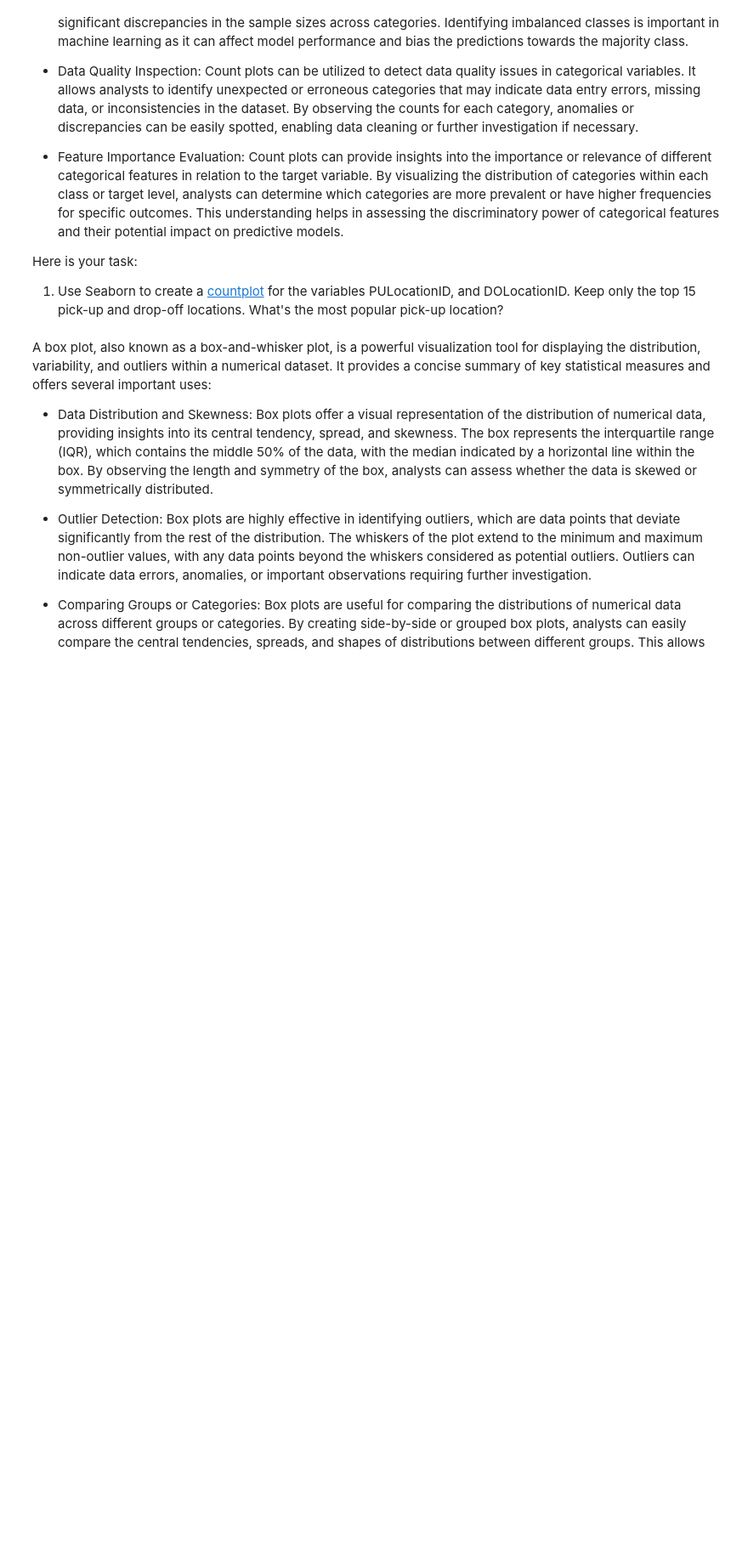
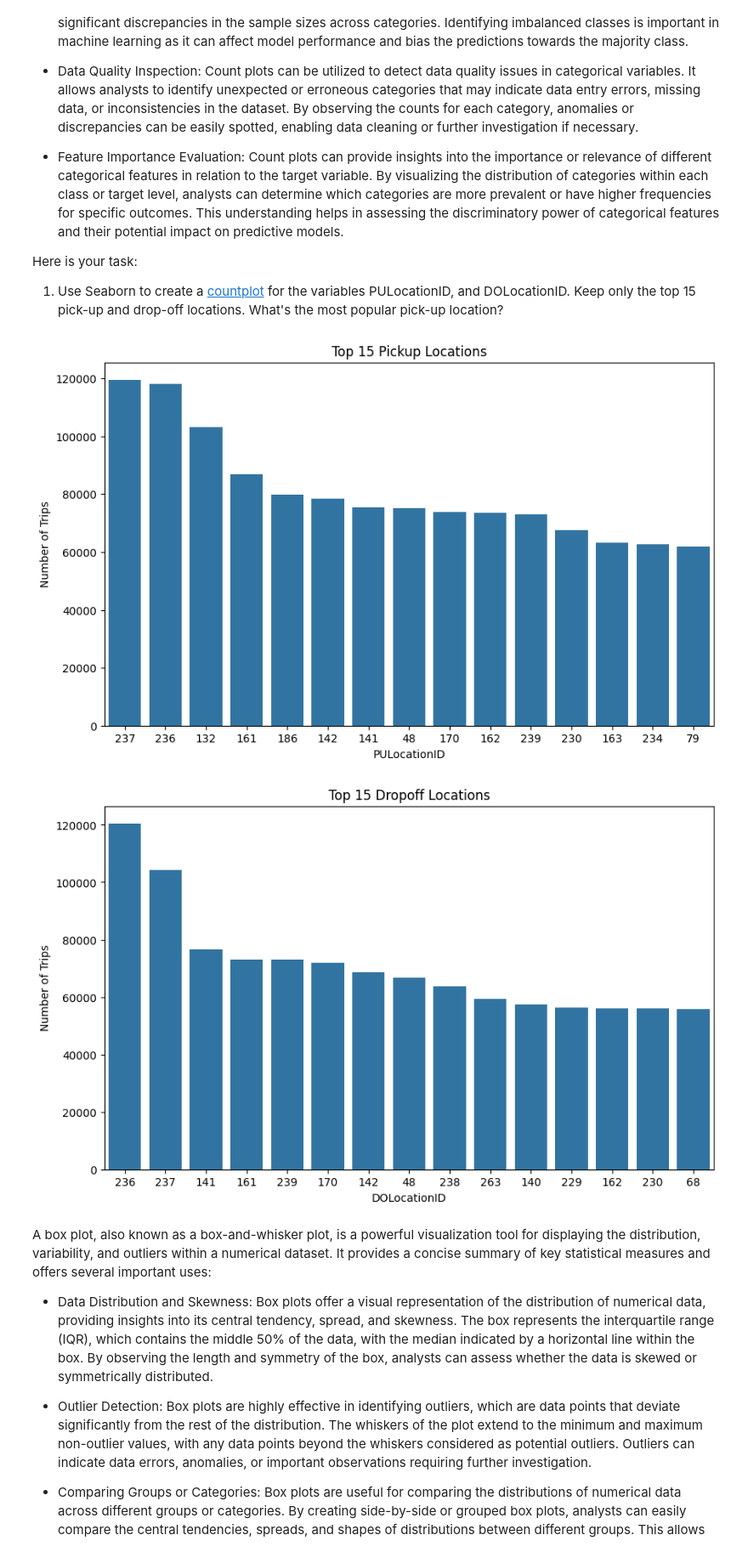
Before and after one commit to jerry-phillips/SpringBoard, a Jupyter notebook: Student_MLE_MiniProject_EDA.ipynb, the cells around one changed output. Shown at 85% size. Cells and saved outputs as stored; diff of their text form; code cells hidden in the pictures; blank space fills up the shorter version.

```diff
--- a/Student_MLE_MiniProject_EDA.ipynb
+++ b/Student_MLE_MiniProject_EDA.ipynb
@@ -192,3 +190,36 @@ Here is your task:
+# %%
+# Create a Seaborn countplot for PULocationID and DOLocationID. Only plot the top 15 categories by value counts.
+
+# Get the top 15 most frequent pickup locations
+top_15_pu = taxi_data_df['PULocationID'].value_counts().nlargest(15).index
+
+# Filter the DataFrame to include only rows with these top pickup locations
+taxi_count_plot_data_pu = taxi_data_df[taxi_data_df['PULocationID'].isin(top_15_pu)]
+
+# Create the countplot for pickup locations
+plt.figure(figsize=(10, 6))
+sns.countplot(data=taxi_count_plot_data_pu, x='PULocationID', order=top_15_pu)
+plt.title('Top 15 Pickup Locations')
+plt.xlabel('PULocationID')
+plt.ylabel('Number of Trips')
+plt.show()
+
+# Get the top 15 most frequent dropoff locations
+top_15_do = taxi_data_df['DOLocationID'].value_counts().nlargest(15).index
+
+# Filter the DataFrame to include only rows with these top dropoff locations
+taxi_count_plot_data_do = taxi_data_df[taxi_data_df['DOLocationID'].isin(top_15_do)]
+
+# Create the countplot for dropoff locations
+plt.figure(figsize=(10, 6))
+sns.countplot(data=taxi_count_plot_data_do, x='DOLocationID', order=top_15_do)
+plt.title('Top 15 Dropoff Locations')
+plt.xlabel('DOLocationID')
+plt.ylabel('Number of Trips')
+plt.show()
+# %% [output]
+[figure, added]
+[figure, added]
 # %% [markdown]
 A box plot, also known as a box-and-whisker plot, is a powerful visualization tool for displaying the distribution, variability, and outliers within a numerical dataset. It provides a concise summary of key statistical measures and offers several important uses:
 
```
Also changed, not shown: parts of 3 cells of this notebook.
